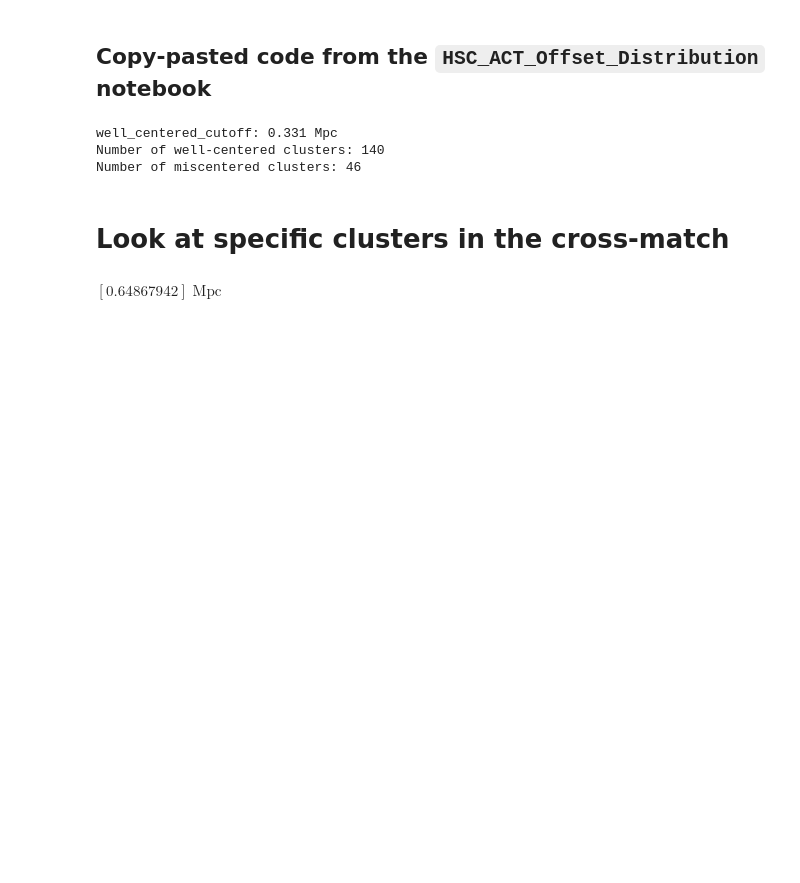
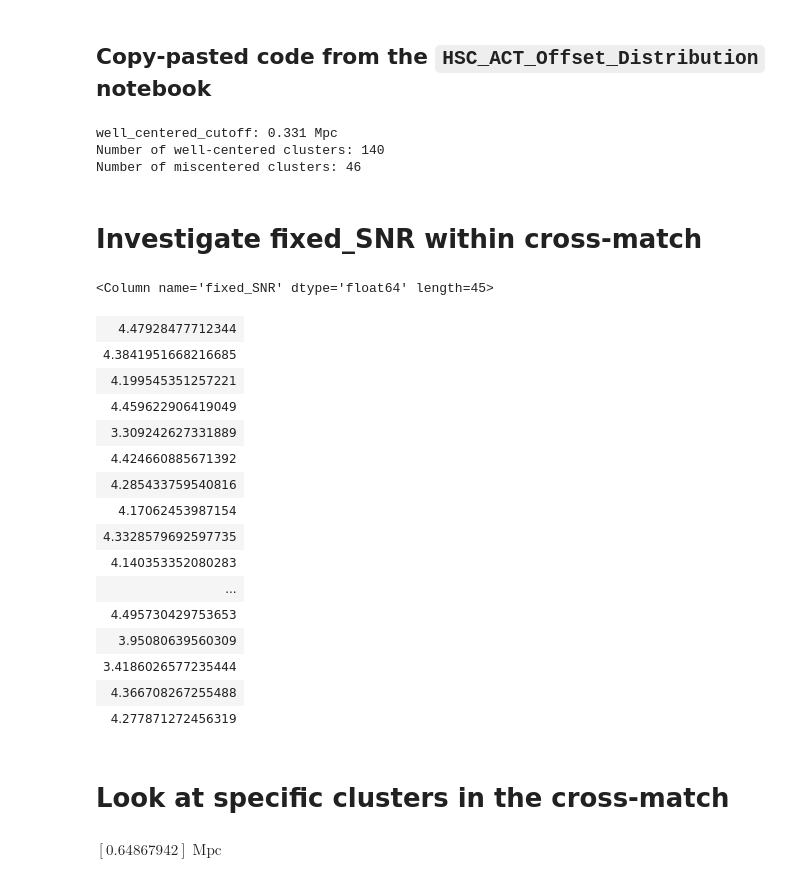
Before and after one commit to Jupiter1994/hsc-miscentering, a Jupyter notebook: Crossmatch_Properties.ipynb, the cells around one changed output. Saved outputs shown, nothing was run; the diff lists cells and outputs as text; code cells hidden in the pictures; blank space fills up the shorter version.

```diff
--- a/Crossmatch_Properties.ipynb
+++ b/Crossmatch_Properties.ipynb
@@ -168,6 +164,29 @@ def get_physical_sep(cosmo, theta, z):
 # temp_angle = .01 * u.degree
 # temp_z = 1
 # get_physical_sep(temp_cosmo, temp_angle, temp_z)
+# %% [markdown]
+# Investigate fixed_SNR within cross-match
+# %%
+fixed_SNRs = ACT_cat['fixed_SNR'][in_crossmatch]
+fixed_SNRs[fixed_SNRs < 4.5]
+# %% [output]
+<Column name='fixed_SNR' dtype='float64' length=45>
+| 4.47928477712344 |
+| 4.3841951668216685 |
+| 4.199545351257221 |
+| 4.459622906419049 |
+| 3.309242627331889 |
+| 4.424660885671392 |
+| 4.285433759540816 |
+| 4.17062453987154 |
+| 4.3328579692597735 |
+| 4.140353352080283 |
+| ... |
+| 4.495730429753653 |
+| 3.95080639560309 |
+| 3.4186026577235444 |
+| 4.366708267255488 |
+| 4.277871272456319 |
 # %% [markdown]
 # Look at specific clusters in the cross-match
 # %%
```
Also changed, not shown: parts of 9 cells of this notebook, 3 other files.
